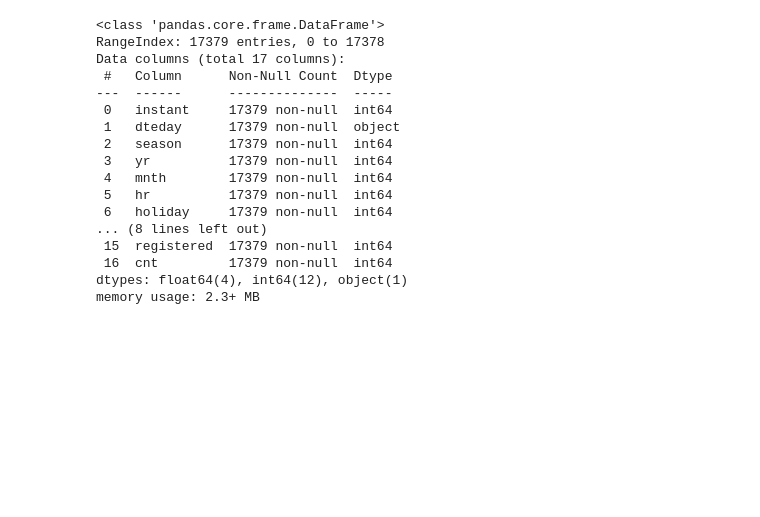
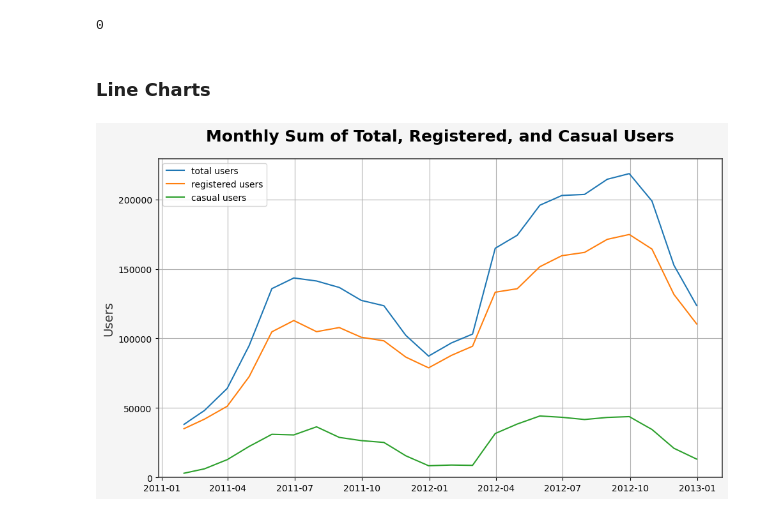
Before and after one commit to jorgeDongoG/ENEI-2025-ML1-Tarea1, a Jupyter notebook: scripts/parte_d.ipynb, the cells around one changed output. Cells and saved outputs as stored; diff of their text form; code cells hidden in the pictures; blank space fills up the shorter version.

```diff
--- a/scripts/parte_d.ipynb
+++ b/scripts/parte_d.ipynb
@@ -3,2 +9,2 @@ import pandas as pd
 # %%
-bike_df = pd.read_csv("../data/hour.csv")
+raw_bike_df = pd.read_csv("../data/hour.csv")
@@ -5,2 +24,8 @@ bike_df = pd.read_csv("../data/hour.csv")
 # %%
-bike_df.
+analytics_bike_df = (
+    raw_bike_df.
+        assign(
+            dteday = pd.to_datetime(raw_bike_df["dteday"], format="%Y-%m-%d")
+            )
+        .sort_values(by="dteday", ascending=True)
+    )
@@ -14,20 +67,26 @@ bike_df.
+# %%
+# data consistency
+sum(analytics_bike_df["registered"] + analytics_bike_df["casual"] - analytics_bike_df["cnt"])
+# %% [output]
+0
+# %% [markdown]
+### Line Charts
 # %%
-bike_df.info()
+fig, axis = plt.subplots(1, 1)
+monthly_sum = (
+    analytics_bike_df
+    .groupby(pd.Grouper(key="dteday", freq="ME"))[["cnt", "registered", "casual"]]
+    .sum()
+)
+
+axis.plot(monthly_sum["cnt"], label="total users")
+axis.plot(monthly_sum["registered"], label = "registered users")
+axis.plot(monthly_sum["casual"], label="casual users")
+axis.set_title("Monthly Sum of Total, Registered, and Casual Users")
+axis.legend()
+axis.set_ylabel("Users")
+axis.set_ylim(0,)
+plt.tight_layout()
+plt.show()
 # %% [output]
-<class 'pandas.core.frame.DataFrame'>
-RangeIndex: 17379 entries, 0 to 17378
-Data columns (total 17 columns):
- #   Column      Non-Null Count  Dtype
----  ------      --------------  -----
- 0   instant     17379 non-null  int64
- 1   dteday      17379 non-null  object
- 2   season      17379 non-null  int64
- 3   yr          17379 non-null  int64
- 4   mnth        17379 non-null  int64
- 5   hr          17379 non-null  int64
- 6   holiday     17379 non-null  int64
-... (8 lines left out)
- 15  registered  17379 non-null  int64
- 16  cnt         17379 non-null  int64
-dtypes: float64(4), int64(12), object(1)
-memory usage: 2.3+ MB
+[figure, added]
```
Also changed, not shown: parts of 58 cells of this notebook, 3 other files.
